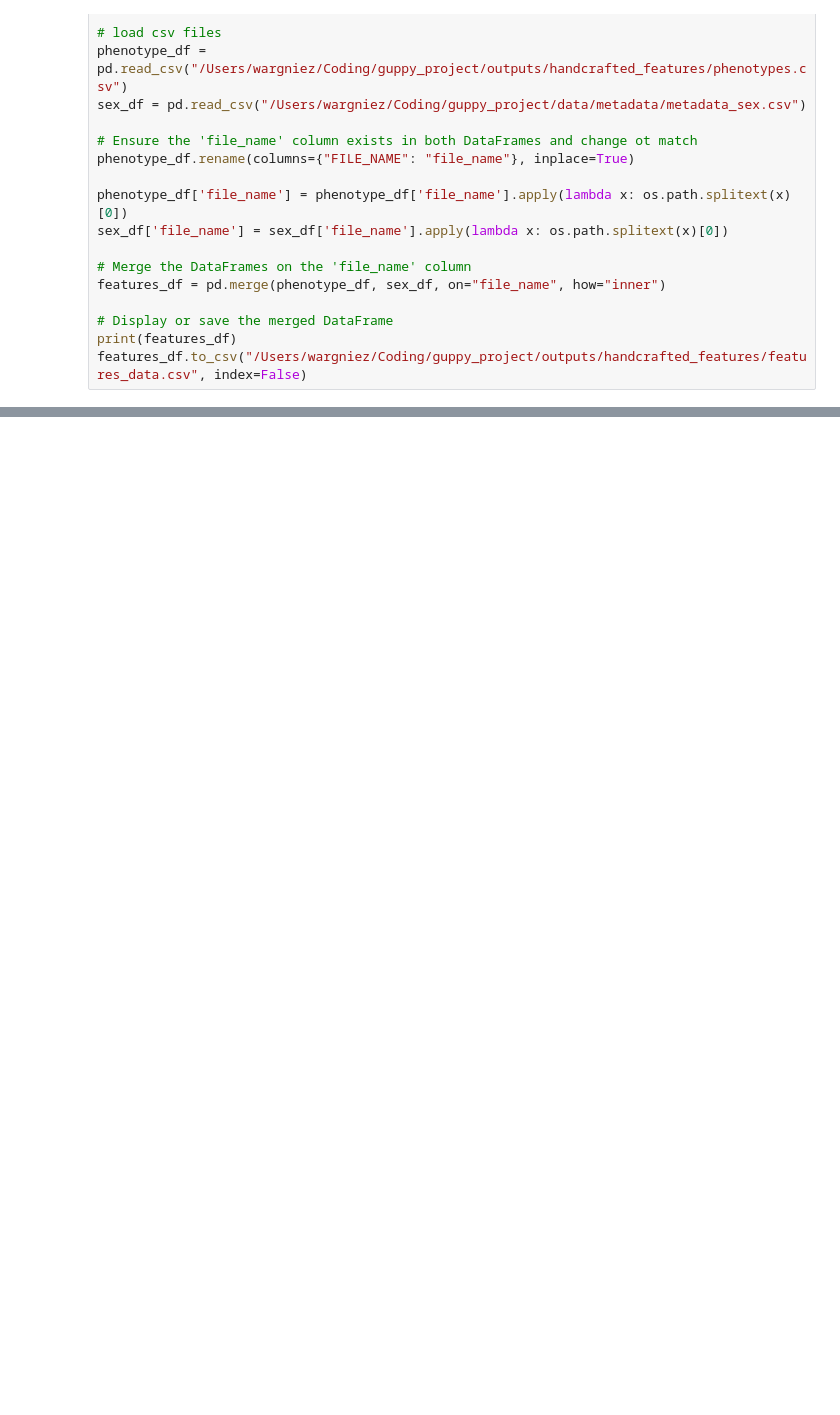
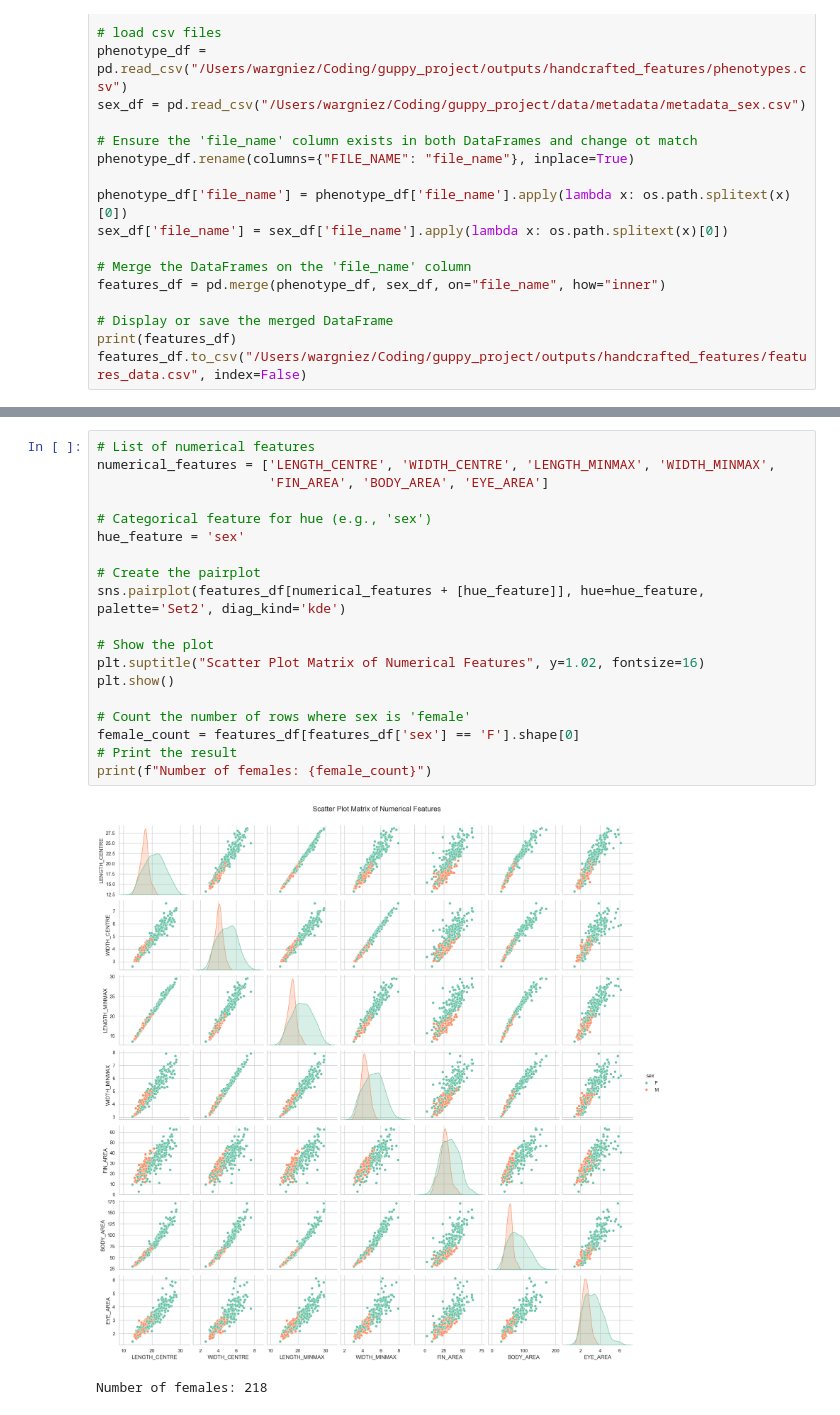
Before and after one commit to floatinglittlerocks/guppy_project, a Jupyter notebook: src/i1_format_images_and_masks.ipynb, the cells around one changed output, grey strips where cells are left out. Cells and saved outputs as stored; diff of their text form; blank space fills up the shorter version.

```diff
--- a/src/i1_format_images_and_masks.ipynb
+++ b/src/i1_format_images_and_masks.ipynb
@@ -515,0 +547,22 @@ features_df.to_csv("/Users/wargniez/Coding/guppy_project/outputs/handcrafted_fea
+# %%
+# List of numerical features
+numerical_features = ['LENGTH_CENTRE', 'WIDTH_CENTRE', 'LENGTH_MINMAX', 'WIDTH_MINMAX',
+                      'FIN_AREA', 'BODY_AREA', 'EYE_AREA']
+
+# Categorical feature for hue (e.g., 'sex')
+hue_feature = 'sex'
+
+# Create the pairplot
+sns.pairplot(features_df[numerical_features + [hue_feature]], hue=hue_feature, palette='Set2', diag_kind='kde')
+
+# Show the plot
+plt.suptitle("Scatter Plot Matrix of Numerical Features", y=1.02, fontsize=16)
+plt.show()
+
+# Count the number of rows where sex is 'female'
+female_count = features_df[features_df['sex'] == 'F'].shape[0]
+# Print the result
+print(f"Number of females: {female_count}")
+# %% [output]
+[figure, added]
+Number of females: 218
```
Also changed, not shown: parts of 18 cells of this notebook.
